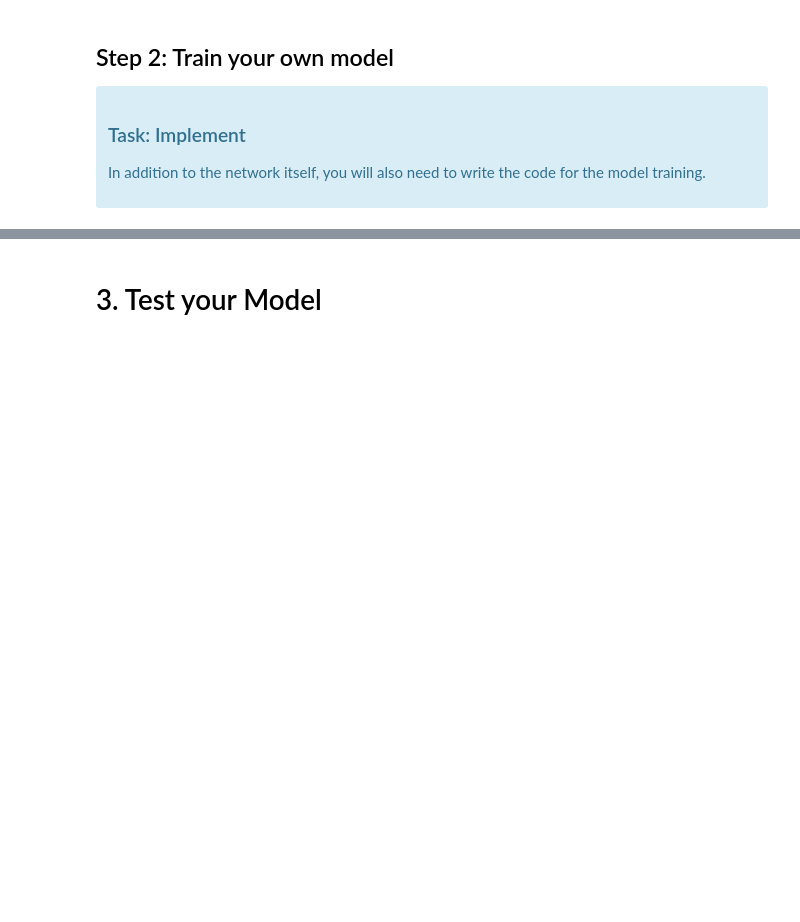
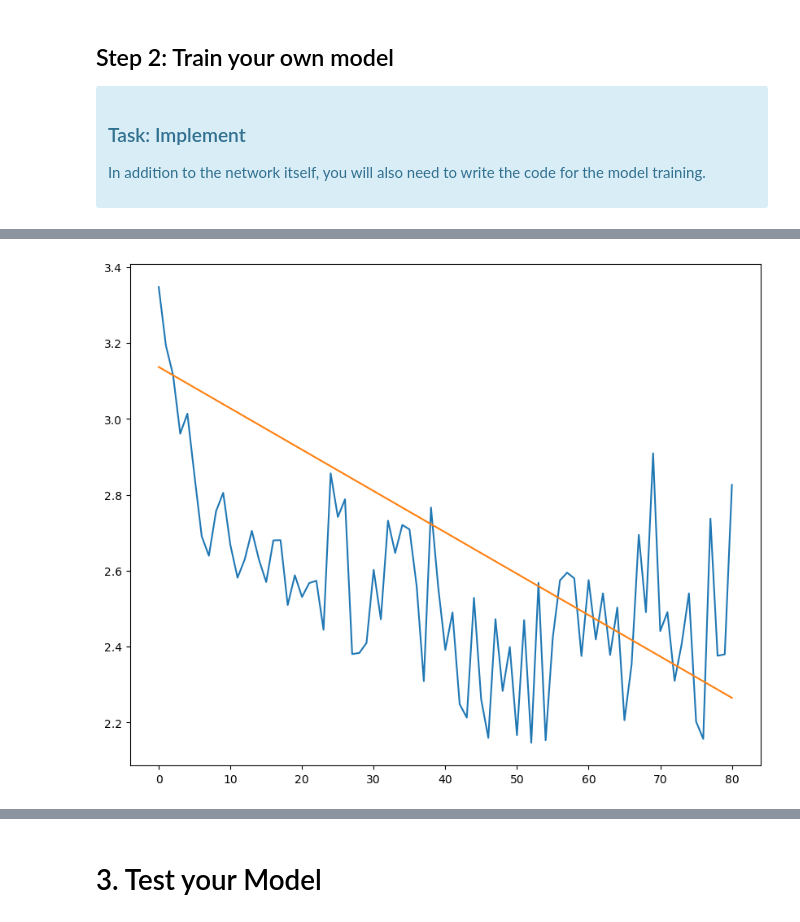
Before and after one commit to iwillnotkillyou/idl, a Jupyter notebook: exercise_10/1_segmentation_nn.ipynb, the cells around one changed output, grey strips where cells are left out. Drawn from its saved outputs; the diff is of its cells as text; code cells hidden in the pictures; blank space fills up the shorter version.

```diff
--- a/exercise_10/1_segmentation_nn.ipynb
+++ b/exercise_10/1_segmentation_nn.ipynb
@@ -265,7 +265,7 @@ Furthermore, you need to pass all your hyperparameters to the model in a single
 See [here](https://pytorch.org/vision/stable/models.html) for more info of the torchvison pretrained models.
 # %%
 hparams = {
-    "hidden_sizes" : [256, 256+32], "tp_conv_sizes" : [128,128-32], "ks" : 7
+    "hidden_sizes" : [256-64, 256], "tp_conv_sizes" : [96,64], "ks" : 7, "dropout" : False
 }
 # %%
 model = SegmentationNN(hp = hparams)
@@ -283,14 +283,25 @@ All tests passed for your model. Tests passed: 2/2
     </p>
 </div>
 # %%
+from exercise_code.data.download_utils import download_dataset
+import os
+download_url = 'https://i2dl.vc.in.tum.de/static/data/segmentation_data.zip'
+i2dl_exercises_path = os.path.dirname(os.path.abspath(os.getcwd()))
+data_root = os.path.join(i2dl_exercises_path, 'datasets','segmentation')
+download_dataset(
+    url=download_url,
+    data_dir=data_root,
+    dataset_zip_name='segmentation_data.zip',
+    force_download=False,
+)
+
 import torch
+import numpy as np
 from exercise_code.networks.segmentation_nn import SegmentationNN
 from tqdm import tqdm
-
+import matplotlib.pyplot as plt
 def create_tqdm_bar(iterable, desc):
     return tqdm(enumerate(iterable),total=len(iterable), ncols=150, desc=desc)
-
-model = SegmentationNN(hp=hparams)
 
 ########################################################################
 #                        TODO - Train Your Model                       #
@@ -302,11 +313,11 @@ i2dl_exercises_path = os.path.dirname(os.path.abspath(os.getcwd()))
 data_root = os.path.join(i2dl_exercises_path, 'datasets','segmentation')
 device = "cuda"
 
-def train(model,epochs,validate_every,train_loader,val_loader,lr,silent = False):
+def train(model,epochs,validate_every,train_loader,val_loader,lr,lr_decay, silent = False):
     loss = torch.nn.CrossEntropyLoss()
     model.to(device)
     optim = torch.optim.Adam(model.parameters(),lr=lr)
-    lr_scheduler = torch.optim.lr_scheduler.ExponentialLR(optim,0.95)
+    lr_scheduler = torch.optim.lr_scheduler.ExponentialLR(optim,lr_decay)
     train_losses = []
     val_losses = []
     val_its = []
@@ -335,7 +346,7 @@ def train(model,epochs,validate_every,train_loader,val_loader,lr,silent = False)
                     plt.plot(train_losses)
                     plt.plot(val_its,val_losses)
                     plt.show()
-                    print(e,i,acc,l)
+                    print("\n",e,i,acc,l)
                     #path = f'models/{save_path}_{e}_{int(100*acc)}/network.pth'
                     #os.mkdir(os.path.dirname(path))
                     #model.save(path)
@@ -359,29 +370,48 @@ def validate_model(model, dataloader, loss):
 
 train_data = SegmentationData(image_paths_file=f'{data_root}/segmentation_data/train.txt')
 val_data = SegmentationData(image_paths_file=f'{data_root}/segmentation_data/val.txt')
-bs = 32
+bs = 8
 transform = lambda x : torch.nn.functional.interpolate(x,(60,60))
-train_loader = torch.utils.data.DataLoader(torch.utils.data.random_split(train_data, [0.7,0.3])[0],bs,shuffle=True,drop_last=False)
-val_loader = torch.utils.data.DataLoader(torch.utils.data.random_split(val_data, [0.2,0.8])[0],bs,shuffle=False,drop_last=False)
+train_loader = torch.utils.data.DataLoader(torch.utils.data.random_split(train_data, [0.5,0.5])[0],bs,shuffle=True,drop_last=False)
+val_loader = torch.utils.data.DataLoader(torch.utils.data.random_split(val_data, [0.5,0.5])[0],bs,shuffle=False,drop_last=False)
 
-def search_hyperparams(layer_sizes):
+def search_hyperparams(layer_sizes, top_conv_sizes, kss, lrs, lrds):
     params = []
-    kss = [1,3,5]
-    for ks in kss:
-        for x in layer_sizes:
-            hparams = {"hidden_sizes" : [256,256,256], "tp_conv_sizes" : x, "ks" : ks}
-            model = SegmentationNN(hp=hparams)
-            _, accs = train(model,4,2,train_loader,val_loader,0.001,True)
-            params.append((hparams,np.max(accs)))
+    bestacc = 0
+    bestm = None
+    for x in layer_sizes:
+      for t in top_conv_sizes:
+        for lrd in lrds:
+          for lr in lrs:
+            for ks in kss:
+                    hparams = {"hidden_sizes" : x, "tp_conv_sizes" : t, "ks" : ks,
+                               "lr" : lr,  "lrd" : lrd,  "dropout" : False}
+                    model = SegmentationNN(hp=hparams)
+                    model, accs = train(model,16,3,train_loader,val_loader,lr,lrd,True)
+                    acc = np.average(accs[2:])
+                    params.append((hparams,acc))
+                    if acc > bestacc:
+                      bestacc = acc
+                      bestm = model
+        print(params)
     return params
-
-ls = [[256,128], [256-64,128]]
-#hparams = search_hyperparams(ls)
-hparams = [({"hidden_sizes" : [256, 256], "tp_conv_sizes" : [128,128-32], "ks" : 7},1)]
-print(hparams)
-besti = np.argmax([x[1] for x in hparams])
-print(hparams[besti][0])
-model = SegmentationNN(hp = hparams[besti][0])
+ra = np.random.randint
+c = 4
+layer_sizes = [[ra(2,c+1)*128//c+64,ra(2,c+1)*128//c+64] for x in range(4)]
+def f(x):
+  return [x, x//2]
+top_conv_sizes = [f(ra(1,c+1)*64//c+64) for x in range(4)]
+kss = [9]
+lrs = [0.0001]
+lrds = [0.98,0.95]
+#hparams = search_hyperparams(layer_sizes,top_conv_sizes,kss,lrs,lrds)
+#print(hparams)
+#besti = np.argmax([x[1] for x in hparams])
+#bestparams = hparams[besti][0]
+bestparams = hparams = {"hidden_sizes" : [512], "tp_conv_sizes" : [256,128], "ks" : 7,
+                               "lr" : 8e-4,  "lrd" : 0.97,  "dropout" : True}
+print(bestparams)
+model = SegmentationNN(hp = bestparams)
 validate_every = 40
 epochs = 200
 
@@ -389,7 +419,7 @@ train_data = SegmentationData(image_paths_file=f'{data_root}/segmentation_data/t
 val_data = SegmentationData(image_paths_file=f'{data_root}/segmentation_data/val.txt')
 train_loader = torch.utils.data.DataLoader(train_data,bs,shuffle=True,drop_last=False)
 val_loader = torch.utils.data.DataLoader(val_data,bs,shuffle=False,drop_last=False)
-train(model,epochs,validate_every,train_loader,val_loader,0.001)
+train(model,epochs,validate_every,train_loader,val_loader,bestparams["lr"],bestparams["lrd"])
 
 #######################################################################
 #                           END OF YOUR CODE                          #
@@ -399,0 +429 @@ train(model,epochs,validate_every,train_loader,val_loader,0.001)
+[figure, added]
```
Also changed, not shown: parts of 2 cells of this notebook, 1 other file.
